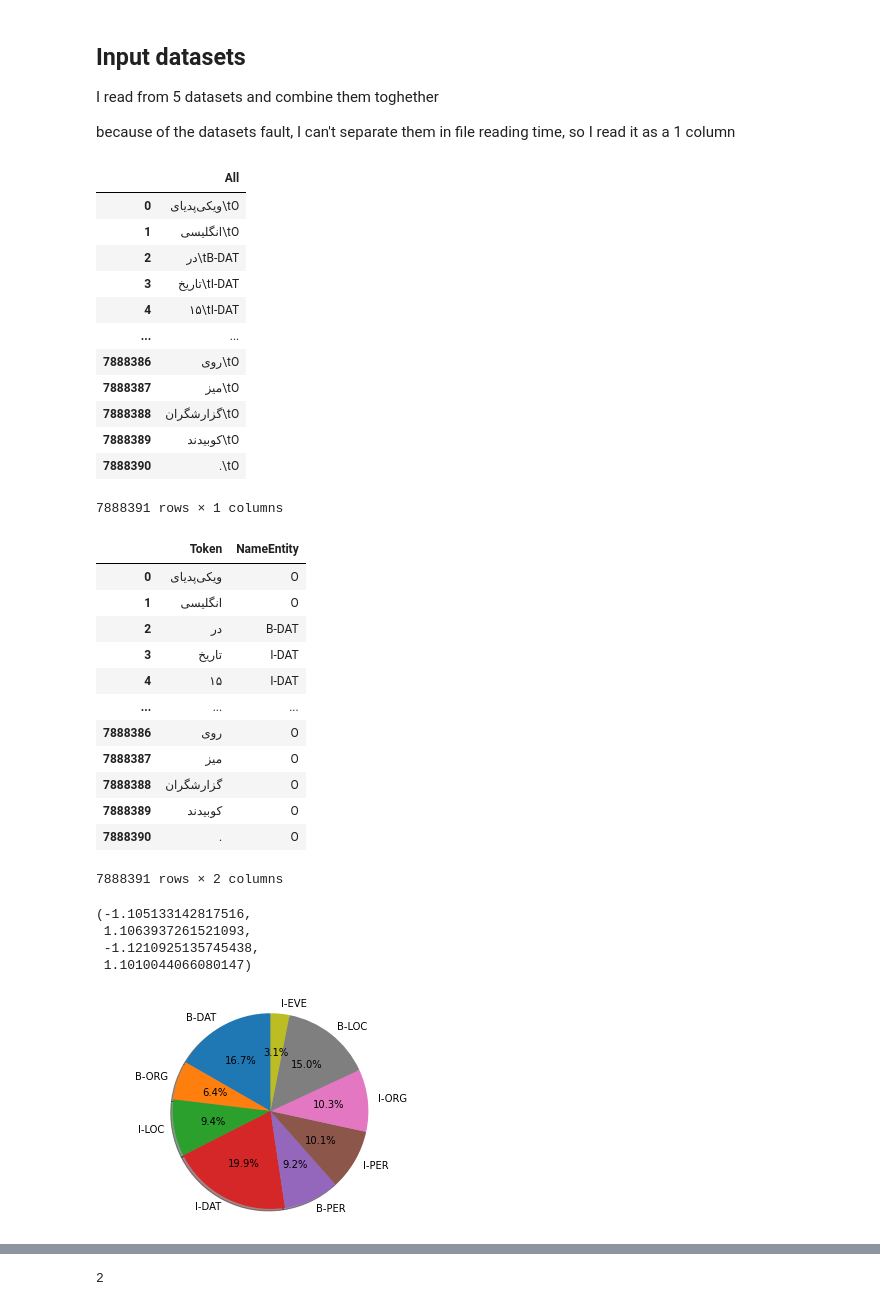
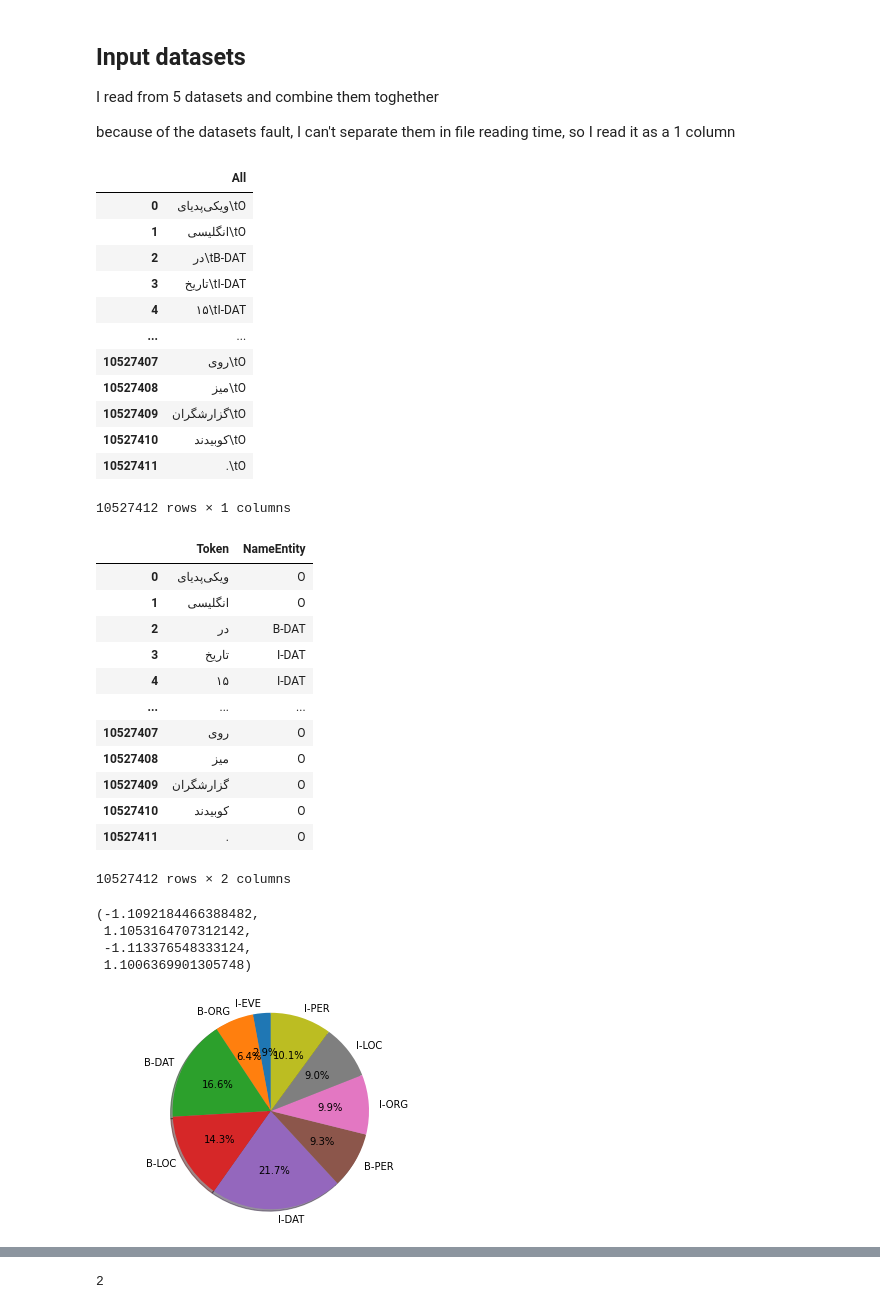
Before and after one commit to E-Ghafour/Persian-Name-Entitiy-Recognition-Ner-, a Jupyter notebook: Code/Persian_Name_Entitiy_Recognition.ipynb, the cells around one changed output, grey strips where cells are left out. Cells and saved outputs as stored; diff of their text form; code cells hidden in the pictures.

```diff
--- a/Code/Persian_Name_Entitiy_Recognition.ipynb
+++ b/Code/Persian_Name_Entitiy_Recognition.ipynb
@@ -10,18 +31,18 @@ I read from 5 datasets and combine them toghether
 because of the datasets fault, I can't separate them in file reading time, so I read it as a 1 column
 # %%
 csv1 = pd.read_csv("/content/drive/MyDrive/NerDatas/Persian-NER-part1.txt", header=None, delimiter="~", names = ['All'], encoding_errors = 'ignore', low_memory=False)
-#csv2 = pd.read_csv("/content/drive/MyDrive/NerDatas/Persian-NER-part2.txt", header=None, delimiter="~", names = ['All'], encoding_errors = 'ignore', low_memory=False)
+csv2 = pd.read_csv("/content/drive/MyDrive/NerDatas/Persian-NER-part2.txt", header=None, delimiter="~", names = ['All'], encoding_errors = 'ignore', low_memory=False)
 csv3 = pd.read_csv("/content/drive/MyDrive/NerDatas/Persian-NER-part3.txt", header=None, delimiter="~", names = ['All'], encoding_errors = 'ignore', low_memory=False)
 csv4 = pd.read_csv("/content/drive/MyDrive/NerDatas/Persian-NER-part4.txt", header=None, delimiter="~", names = ['All'], encoding_errors = 'ignore', low_memory=False)
 #csv5 = pd.read_csv("/content/drive/MyDrive/NerDatas/Persian-NER-part5.txt", header=None, delimiter="~", names = ['All'], encoding_errors = 'ignore', low_memory=False)
 # %%
-data = pd.DataFrame(columns=['All'])
-data = data.append(csv1, ignore_index=True)
-#data = data.append(csv2, ignore_index=True)
-data = data.append(csv3, ignore_index=True)
-data = data.append(csv4, ignore_index=True)
+mainCsv = pd.DataFrame(columns=['All'])
+mainCsv = mainCsv.append(csv1, ignore_index=True)
+mainCsv = mainCsv.append(csv2, ignore_index=True)
+mainCsv = mainCsv.append(csv3, ignore_index=True)
+mainCsv = mainCsv.append(csv4, ignore_index=True)
 #data = data.append(csv5, ignore_index=True)
-data
+mainCsv
 # %% [output]
 |  | All |
 | 0 | ویکی‌پدیای\tO |
@@ -30,16 +51,16 @@ data
 | 3 | تاریخ\tI-DAT |
 | 4 | ۱۵\tI-DAT |
 | ... | ... |
-| 7888386 | روی\tO |
-| 7888387 | میز\tO |
-| 7888388 | گزارشگران\tO |
-| 7888389 | کوبیدند\tO |
-| 7888390 | .\tO |
+| 10527407 | روی\tO |
+| 10527408 | میز\tO |
+| 10527409 | گزارشگران\tO |
+| 10527410 | کوبیدند\tO |
+| 10527411 | .\tO |
-7888391 rows × 1 columns
+10527412 rows × 1 columns
 # %%
-dataTmp = data['All'].str.rsplit("\t", 1)
-data = pd.DataFrame(list(dataTmp), columns = ['Token', 'NameEntity'])
-data
+tmp = mainCsv['All'].str.rsplit("\t", 1)
+dataWord = pd.DataFrame(list(tmp), columns = ['Token', 'NameEntity'])
+dataWord
 # %% [output]
 |  | Token | NameEntity |
 | 0 | ویکی‌پدیای | O |
@@ -48,22 +69,22 @@ data
 | 3 | تاریخ | I-DAT |
 | 4 | ۱۵ | I-DAT |
 | ... | ... | ... |
-| 7888386 | روی | O |
-| 7888387 | میز | O |
-| 7888388 | گزارشگران | O |
-| 7888389 | کوبیدند | O |
-| 7888390 | . | O |
+| 10527407 | روی | O |
+| 10527408 | میز | O |
+| 10527409 | گزارشگران | O |
+| 10527410 | کوبیدند | O |
+| 10527411 | . | O |
-7888391 rows × 2 columns
+10527412 rows × 2 columns
 # %%
-x = data['NameEntity'].value_counts()[1:-1]
+x = dataWord['NameEntity'].value_counts()[1:-1]
 x = shuffle(x)
 fig1, ax1 = plt.subplots()
 ax1.pie(x.values, labels=x.keys(), autopct='%1.1f%%',shadow=True, startangle=90)
 ax1.axis('equal')
 # %% [output]
-(-1.105133142817516,
- 1.1063937261521093,
- -1.1210925135745438,
- 1.1010044066080147)
+(-1.1092184466388482,
+ 1.1053164707312142,
+ -1.113376548333124,
+ 1.1006369901305748)
-[figure, old version]
+[figure, new version]
 # %%
```
Also changed, not shown: parts of 27 cells of this notebook.
